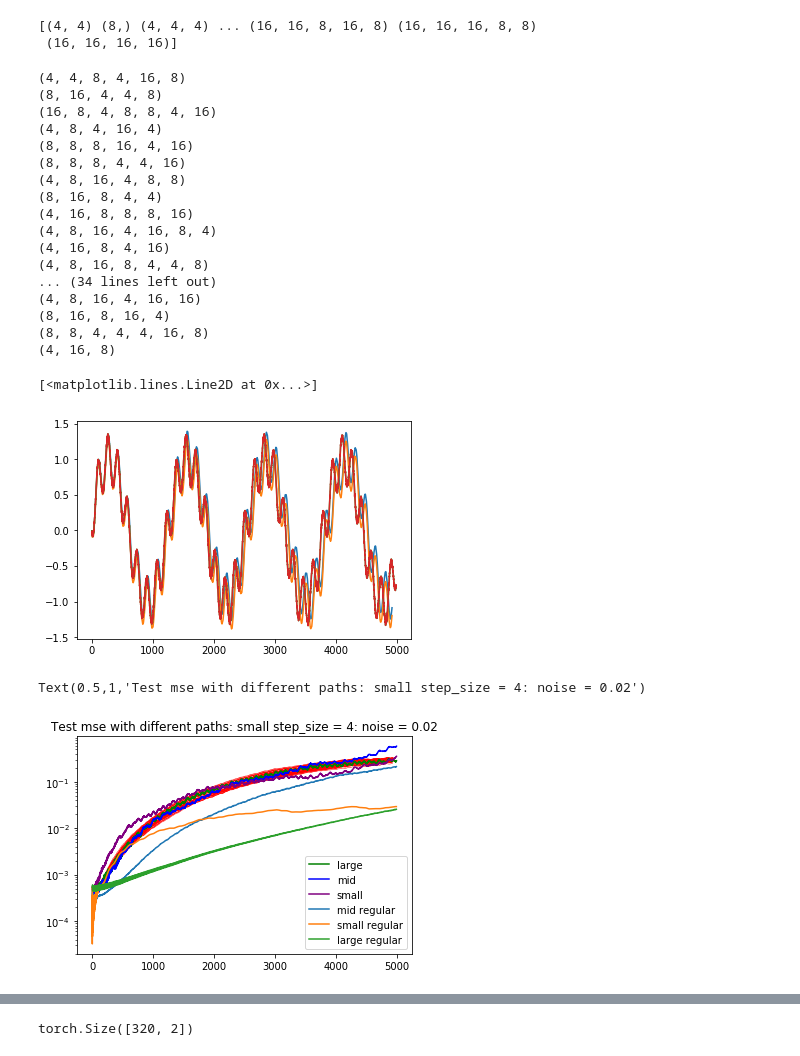
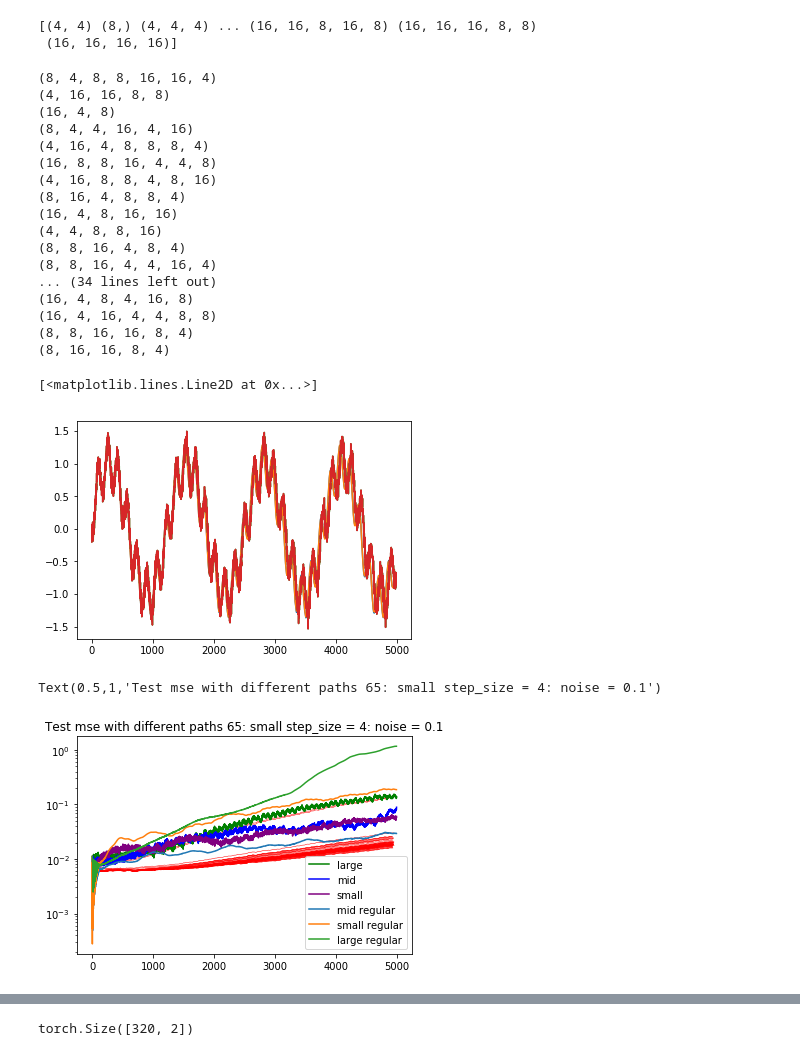
Before and after one commit to KatieJ16/ensemble_HiSTs, a Jupyter notebook: scripts/multiscale_HiTS_exp/train_examine_post_cos.ipynb, the cells around one changed output, grey strips where cells are left out. Drawn from its saved outputs; the diff is of its cells as text; code cells hidden in the pictures.

```diff
--- a/scripts/multiscale_HiTS_exp/train_examine_post_cos.ipynb
+++ b/scripts/multiscale_HiTS_exp/train_examine_post_cos.ipynb
@@ -46,7 +46,7 @@ system = 'Cos'         # system name: 'Hyperbolic', 'Cubic', 'VanDerPol', 'Hopf'
 # system = 'Lorenz'
 
 step_size = 4
-noise = 0.02                  # noise percentage: 0.00, 0.01 or 0.02
+noise = 0.1                  # noise percentage: 0.00, 0.01 or 0.02
 
 lr = 1e-3                     # learning rate
 max_epoch = 50000            # the maximum training epoch
@@ -93,11 +93,13 @@ models = list()
 # models.append(torch.load(os.path.join(model_dir, model_name), map_location='cpu'))
 
 step_size = 4
-model_number = 44
+model_number = 65
 for num in [model_number]:#letter in  ['a']:#'a', 'b', 'c', 'd', 'e']:
     # for noise in noise_levels:
 #     try:
-        model_name = 'model_again_D'+str(step_size)+'_n' + str(noise)+'_{}.pt'.format(num)
+
+        model_name = 'model_D'+str(step_size)+'_n' + str(noise)+'_{}.pt'.format(num)
+#         model_name = 'model_allval_L1_n0.1_54.pt'
         print(model_name)
         print(os.path.join(model_dir, model_name))
         models.append(torch.load(os.path.join(model_dir, model_name), map_location='cpu'))
@@ -189,12 +192,12 @@ def predict_single_scale(model1, step_size, test_data=test_data, timesteps = 500
 
     if to_plot:
 
-        plt.plot(t_list_new, test_data[plt_idx,t_list_new.astype(int), 1])
+#         plt.plot(t_list_new, test_data[plt_idx,t_list_new.astype(int), 1])
         plt.plot(t_list_new, test_data[plt_idx,t_list_new.astype(int), 0])
         plt.ylim([-2,2])
 #         plt.plot(t_list_new, test_data[plt_idx,t_list_new.astype(int), 2])
 
-        plt.plot(t_list_new, y_pred_list_new[plt_idx,:, 1])
+#         plt.plot(t_list_new, y_pred_list_new[plt_idx,:, 1])
         plt.plot(t_list_new, y_pred_list_new[plt_idx,:, 0])
 #         plt.plot(t_list_new, y_pred_list_new[plt_idx,:, 2])
         plt.title("At step " + str(model_number)+": step_size = " + str(step_size)+ ": noise = "+ str(noise))
@@ -421,23 +449,23 @@ for i in range(num_lines):
     t_list_list.append(t_list)
     path_list.append(path)
 # %% [output]
-(4, 4, 8, 4, 16, 8)
-(8, 16, 4, 4, 8)
-(16, 8, 4, 8, 8, 4, 16)
-(4, 8, 4, 16, 4)
-(8, 8, 8, 16, 4, 16)
-(8, 8, 8, 4, 4, 16)
-(4, 8, 16, 4, 8, 8)
-(8, 16, 8, 4, 4)
-(4, 16, 8, 8, 8, 16)
-(4, 8, 16, 4, 16, 8, 4)
-(4, 16, 8, 4, 16)
-(4, 8, 16, 8, 4, 4, 8)
+(8, 4, 8, 8, 16, 16, 4)
+(4, 16, 16, 8, 8)
+(16, 4, 8)
+(8, 4, 4, 16, 4, 16)
+(4, 16, 4, 8, 8, 8, 4)
+(16, 8, 8, 16, 4, 4, 8)
+(4, 16, 8, 8, 4, 8, 16)
+(8, 16, 4, 8, 8, 4)
+(16, 4, 8, 16, 16)
+(4, 4, 8, 8, 16)
+(8, 8, 16, 4, 8, 4)
+(8, 8, 16, 4, 4, 16, 4)
 ... (34 lines left out)
-(4, 8, 16, 4, 16, 16)
-(8, 16, 8, 16, 4)
-(8, 8, 4, 4, 4, 16, 8)
-(4, 16, 8)
+(16, 4, 8, 4, 16, 8)
+(16, 4, 16, 4, 4, 8, 8)
+(8, 8, 16, 16, 8, 4)
+(8, 16, 16, 8, 4)
 # %%
 plt.plot(t_list, y_preds[0,:,0])
 plt.plot(t_list, y_preds[0,:,1])
@@ -446,40 +474,40 @@ plt.plot(test_data[0,:,0])
 plt.plot(test_data[0,:,1])
 # %% [output]
 [<matplotlib.lines.Line2D at 0x...>]
-[figure, old version]
+[figure, new version]
 # %%
 for i in range(len(mse_list)):
     plt.semilogy(t_list_list[i], mse_list[i], 'r', linewidth = 0.5)#, label = path_list[i])
 
 plt.semilogy(t_list_large, mse_large, 'g',  label = "large")
 plt.plot(t_list_mid, mse_mid, 'b' , label = "mid")
 plt.plot(t_list_small, mse_small, 'purple', label = "small")
 
 plt.plot(mse_uni_mid, label = "mid regular")
 plt.plot(mse_uni_small, label = "small regular")
 plt.plot(mse_uni_large, label = "large regular")
 
 plt.legend()
-plt.title("Test mse with different paths: small step_size = " + str(step_size) + ": noise = " +str(noise) )
+plt.title("Test mse with different paths " +str(model_number)+": small step_size = " + str(step_size) + ": noise = " +str(noise) )
 
 # plt.ylim([1e-4, 10])
 
 # n_steps=5000
 # y_preds = models_regular[0].uni_scale_forecast(torch.tensor(test_data[:, 0, :]).float(), n_steps=n_steps)
 # mse = torch.mean((y_preds - torch.tensor(test_data[:, 1:1+n_steps, :]).float())**2, axis = (0,2))
 # plt.plot(mse, 'g', linewidth = 0.5, label = "small regular")
 
 # y_preds = models_regular[1].uni_scale_forecast(torch.tensor(test_data[:, 0, :]).float(), n_steps=n_steps)
 # mse = torch.mean((y_preds - torch.tensor(test_data[:, 1:1+n_steps, :]).float())**2, axis = (0,2))
 # plt.plot(mse, 'g', linewidth = 0.5, label = "mid regular")
 
 # y_preds = models_regular[2].uni_scale_forecast(torch.tensor(test_data[:, 0, :]).float(), n_steps=n_steps)
 # mse = torch.mean((y_preds - torch.tensor(test_data[:, 1:1+n_steps, :]).float())**2, axis = (0,2))
 # plt.plot(mse, 'g', linewidth = 0.5, label = "large regular")
 # plt.legend()
 
 # plt.xlim([0,1000])
 # %% [output]
-Text(0.5,1,'Test mse with different paths: small step_size = 4: noise = 0.02')
+Text(0.5,1,'Test mse with different paths 65: small step_size = 4: noise = 0.1')
-[figure, old version]
+[figure, new version]
 # %%
```
Also changed, not shown: parts of 11 cells of this notebook, 2 other files.
